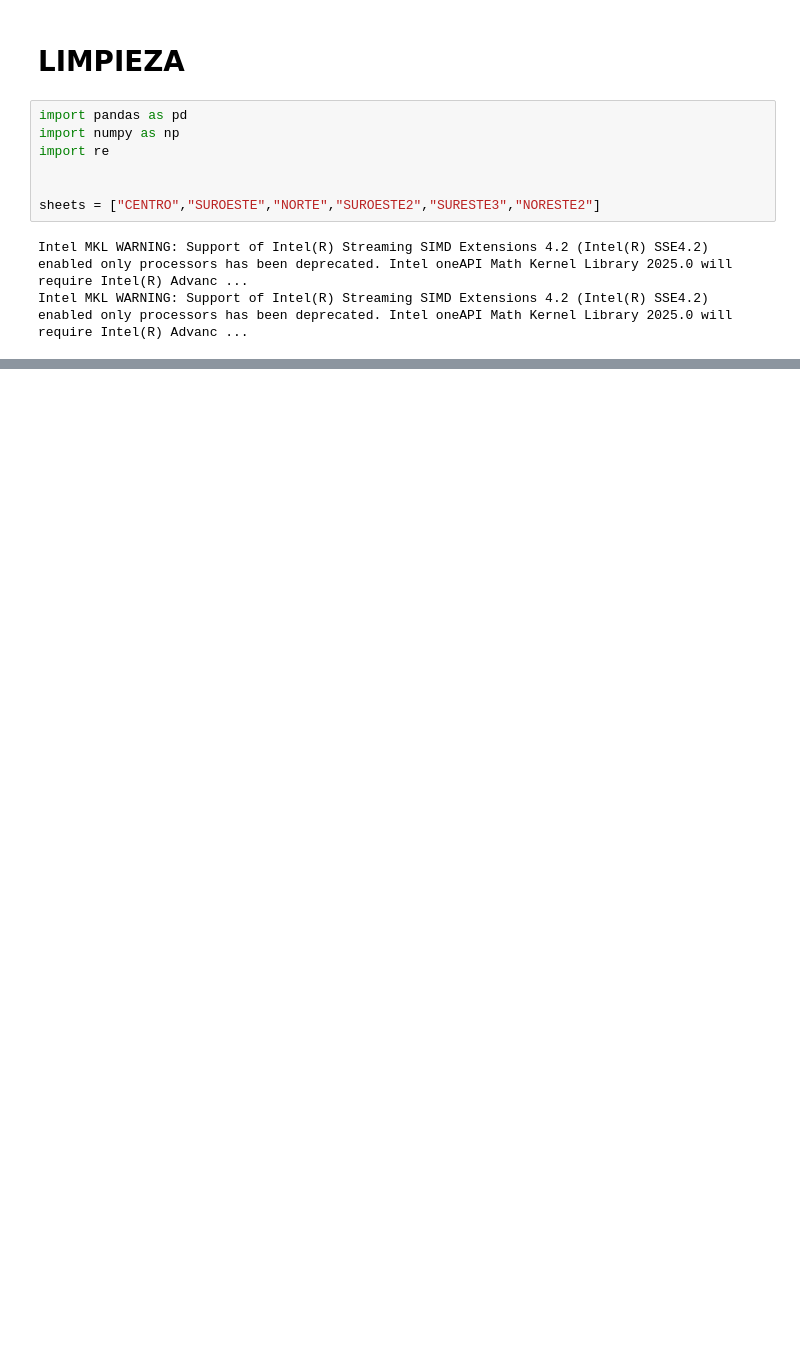
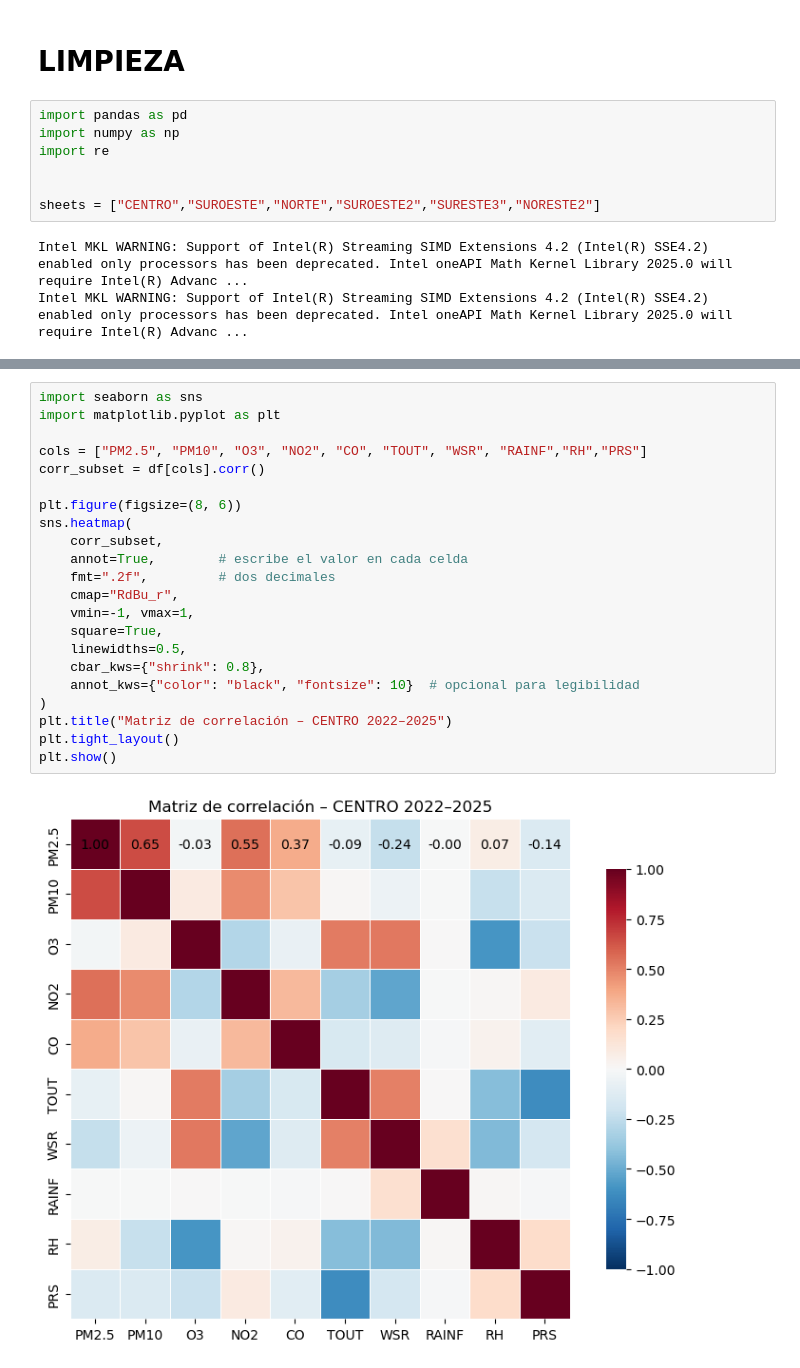
Before and after one commit to a01781585/Reto_MA2003B, a Jupyter notebook: Limpieza_ZMM.ipynb, the cells around one changed output, grey strips where cells are left out. Drawn from its saved outputs; the diff is of its cells as text; blank space fills up the shorter version.

```diff
--- a/Limpieza_ZMM.ipynb
+++ b/Limpieza_ZMM.ipynb
@@ -654,0 +781,24 @@ Estaciones combinadas: ['CENTRO', 'SUROESTE', 'NORTE', 'SUROESTE2', 'SURESTE3',
+# %%
+import seaborn as sns
+import matplotlib.pyplot as plt
+
+cols = ["PM2.5", "PM10", "O3", "NO2", "CO", "TOUT", "WSR", "RAINF","RH","PRS"]
+corr_subset = df[cols].corr()
+
+plt.figure(figsize=(8, 6))
+sns.heatmap(
+    corr_subset,
+    annot=True,        # escribe el valor en cada celda
+    fmt=".2f",         # dos decimales
+    cmap="RdBu_r",
+    vmin=-1, vmax=1,
+    square=True,
+    linewidths=0.5,
+    cbar_kws={"shrink": 0.8},
+    annot_kws={"color": "black", "fontsize": 10}  # opcional para legibilidad
+)
+plt.title("Matriz de correlación – CENTRO 2022–2025")
+plt.tight_layout()
+plt.show()
+# %% [output]
+[figure, added]
```
Also changed, not shown: parts of 20 cells of this notebook, 2 other files.
